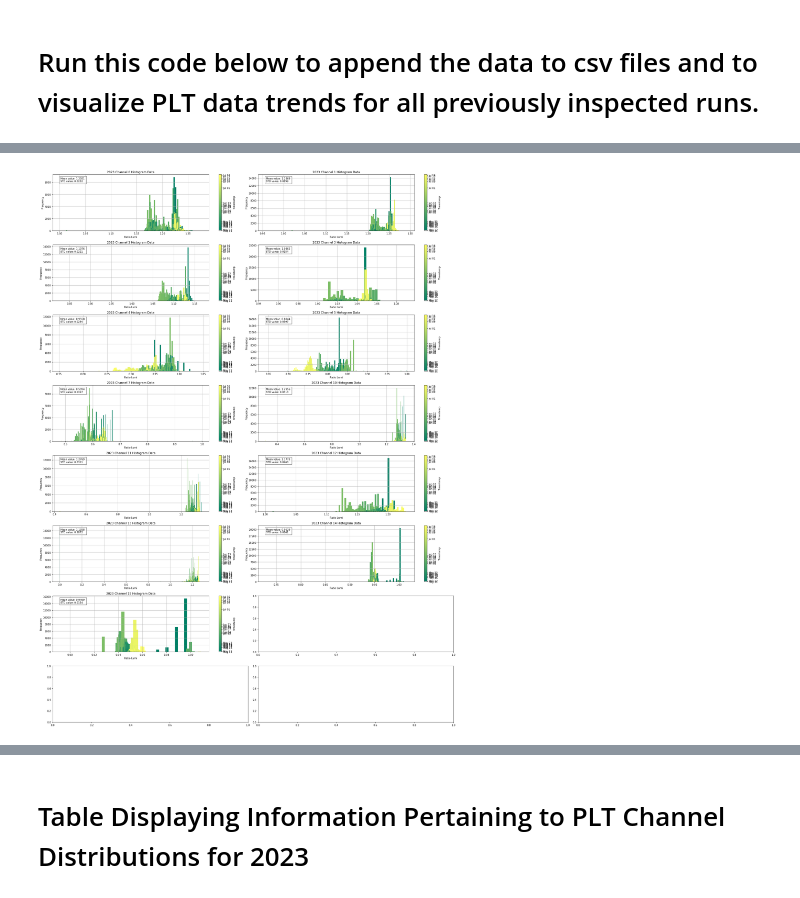
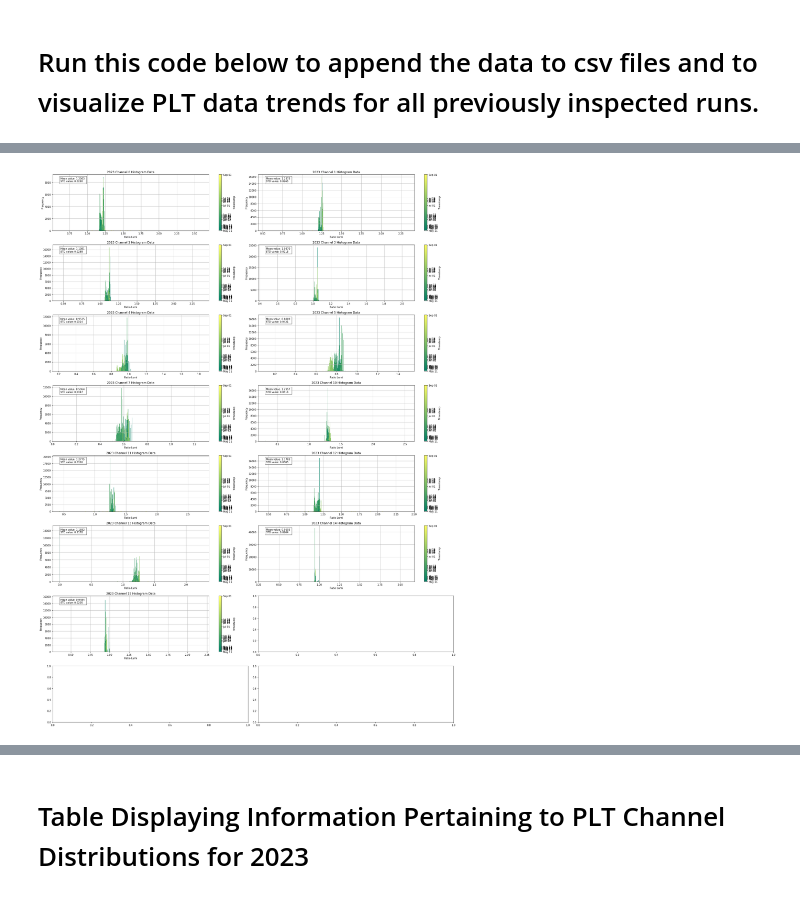
Before and after one commit to katieream/byebyebyeBRIL, a Jupyter notebook: plt_anomaly_algorithm.ipynb, the cells around one changed output, grey strips where cells are left out. Saved outputs shown, nothing was run; the diff lists cells and outputs as text; code cells hidden in the pictures.

```diff
--- a/plt_anomaly_algorithm.ipynb
+++ b/plt_anomaly_algorithm.ipynb
@@ -51,9 +52,11 @@ happy_message = ["Gee whiskers!", "As Post Malone said - Congratulations!", "Hat
 import pathlib
 #list(pathlib.Path('/eos/cms/store/group/dpg_bril/comm_bril/2023/physics/').glob('*.pkl'))
 # %%
-fill_number = 9059
+fill_number = 8796 #change to whatever fill number you want to load in
+
+#cleaning the hd5 file to drop any NaN values, negative luminosity values, and ensure stable beams are on
 hd5 = pd.read_pickle(f'/eos/cms/store/group/dpg_bril/comm_bril/2023/physics/{fill_number}.pkl')
-hd5_cleaned = hd5.dropna()
+hd5_cleaned = hd5.dropna(how = "all")
 rename_dict = {f'pltaggzero_data_{i:02}': f'pltaggzero_{i}' for i in range(16)}
 pltagg_columns = [f'pltaggzero_{i}' for i in range(16)]
 hd5_cleaned = hd5_cleaned.rename(columns=rename_dict)
@@ -62,10 +65,10 @@ hd5_cleaned = hd5_cleaned[(hd5_cleaned[pltagg_columns] >= 0).all(axis=1)]
 hd5_cleaned = hd5_cleaned[(hd5_cleaned['hfetlumi_avgraw'] >= 0) & (hd5_cleaned['hfetlumi_avgraw'].notna())]
 hd5_cleaned = hd5_cleaned[(hd5_cleaned['bcm1flumi_avgraw'] >= 0) & (hd5_cleaned['bcm1flumi_avgraw'].notna())]
 
-
 channels = range(16)
 ch_data = [hd5_cleaned[['nbnum', 'fillnum', 'runnum', 'lsnum', 'date_time', f'pltaggzero_{ch}', 'hfetlumi_avgraw', 'bcm1flumi_avgraw']].rename(columns={f'pltaggzero_{ch}': 'lumi'}) for ch in channels]
 
+#defining the function that gives us our dataframes and finds the ratio values for a particular channel
 def ch_ratio(hd5: pd.DataFrame, ch: int, ref_thr: float = 0.1) -> pd.DataFrame:
     if f'pltaggzero_{ch}' not in hd5.columns:
         print(f"Column 'pltaggzero_{ch}' does not exist.")
@@ -78,6 +81,8 @@ def ch_ratio(hd5: pd.DataFrame, ch: int, ref_thr: float = 0.1) -> pd.DataFrame:
     ch_data['ratio'] = ch_data[f'pltaggzero_{ch}'] / ch_data['lumi_ref']
     return ch_data
 
+
+#defining our dataframes
 ch_ratios = [ch_ratio(hd5=hd5_cleaned, ch=ch, ref_thr=0.1) for ch in channels]
 lumi_data = [ch_data[ch]['lumi'] for ch in channels]
 dt_data = [ch_data[ch]['date_time'] for ch in channels]
@@ -98,12 +103,15 @@ dt_df = pd.DataFrame(dt_data).T
 dt_column_names = [f'date-time{i}' for i in channels]
 dt_df.columns = dt_column_names
 
+#defining the dataframes plugged into the anomaly detection algorithm later
 adtk_df_ratio = pd.concat([dt_df, df_ratio_adtk], axis=1)
 adtk_df = pd.concat([pd.DataFrame({f'lumi_{i}': lumi_data[i], f'date-time_{i}': dt_data[i]}) for i in channels], axis=1)
 
+#titles for plots
 titles = [f'ch{ch} lumi' for ch in channels]
 titles_r = [f'ch{ch}/all' for ch in channels]
 
+#visualize the table
 hd5_cleaned
 # %% [output]
 |  | fillnum | runnum | lsnum | nbnum | hfetlumi_avgraw | hfetlumi_avg | hfetlumi_bxraw | hfetlumi_bx | ... |
@@ -747,15 +793,17 @@ Fill number 9059 has now been processed and appended to hf_data.
 # %%
-csv_files = [f'hist_data_channel_{ch}.csv' for ch in channels_good]
+csv_folder = "plt_channel_data"
+csv_files = [os.path.join(csv_folder, f'hist_data_channel_{ch}.csv') for ch in channels_good]
 csv_dfs = []
-r_squared_list = []
 fig, axes = plt.subplots(8, 2, figsize=(24, 32))
 axes = axes.flatten()
 
 for i, csv_file in enumerate(csv_files):
+    #reading in csv and filtering it to not count bin edges where there are no counts
     read_csv = pd.read_csv(csv_file)
     filtered_csv = read_csv[read_csv['Count'] > 1]
 
     if not filtered_csv.empty:
+        #dropping any NaT time values
         filtered_csv = filtered_csv.dropna(subset=['Date-Time'])
         bin_edges = filtered_csv['Bin_Edges']
         counts = filtered_csv['Count']
@@ -764,6 +812,7 @@ for i, csv_file in enumerate(csv_files):
             print(f"No valid data for fitting Gaussian in channel {channels_good[i]}")
             continue
 
+        #finding the mean and std of the distributions
         weighted_sum = (bin_edges * counts).sum()
         total_counts = counts.sum()
         weighted_mean = (weighted_sum / total_counts)
@@ -774,6 +823,7 @@ for i, csv_file in enumerate(csv_files):
         min_value = bin_edges.min()
         max_value = bin_edges.max()
 
+        #creating colormap to represent date-times
         df_color = pd.DataFrame({'Date-Time': filtered_csv['Date-Time']})
         df_color['Date-Time'] = pd.to_datetime(df_color['Date-Time'])
         df_color['Timestamp'] = df_color['Date-Time'].astype(np.int64) / 10**9
@@ -782,34 +832,35 @@ for i, csv_file in enumerate(csv_files):
         df_color['Color'] = df_color['Timestamp'].apply(lambda x: colormap(norm(x)))
 
         ax = axes[i]
         bin_width = 0.0025
         ax.bar(bin_edges, counts, width=bin_width, align='edge', color=df_color['Color'])
 
         cbar = plt.colorbar(plt.cm.ScalarMappable(norm=norm, cmap=colormap), ax=ax)
         cbar.set_label('Timestamp')
 
+        #creating the date tick marks
         unique_dates = df_color['Date-Time'].dt.date.unique()
         unique_timestamps = [pd.Timestamp(date).timestamp() for date in unique_dates]
 
         cbar.set_ticks(unique_timestamps)
         cbar.set_ticklabels([pd.to_datetime(ts, unit='s').strftime('%b %d') for ts in unique_timestamps])
 
         ax.set_title(f"2023 Channel {channels_good[i]} Histogram Data")
         ax.set_xlabel("Ratio Lumi")
         ax.set_ylabel("Frequency")
         ax.grid(True)
 
         text_str = f"Mean value: {weighted_mean:.4f} \nSTD value: {weighted_std:.4f}"
         bbox_props = dict(facecolor='white', alpha=0.65)
         ax.text(0.05, 0.95, text_str, transform=ax.transAxes, fontsize=10, verticalalignment='top', bbox=bbox_props)
 
     else:
         print(f"No valid data for fitting Gaussian in channel {channels_good[i]}")
 
 plt.tight_layout()
 plt.show()
 # %% [output]
-[figure, old version]
+[figure, new version]
 # %%
 mean_values = []
 std_values = []
```
Also changed, not shown: parts of 24 cells of this notebook.
